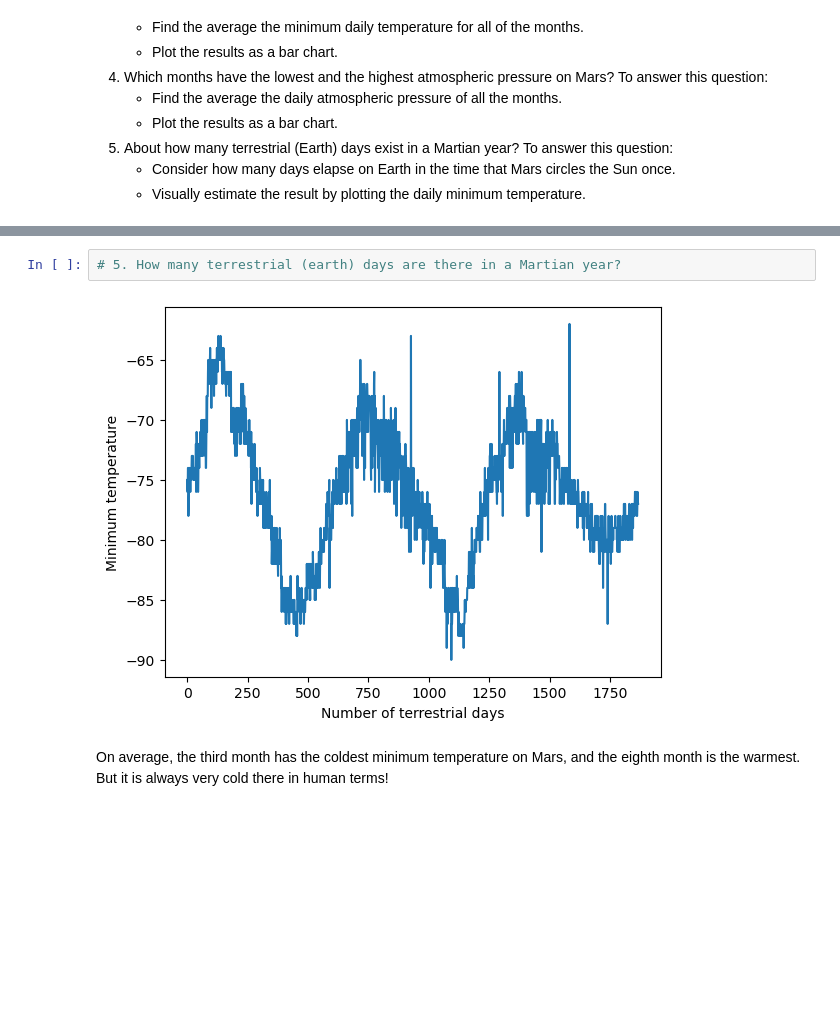
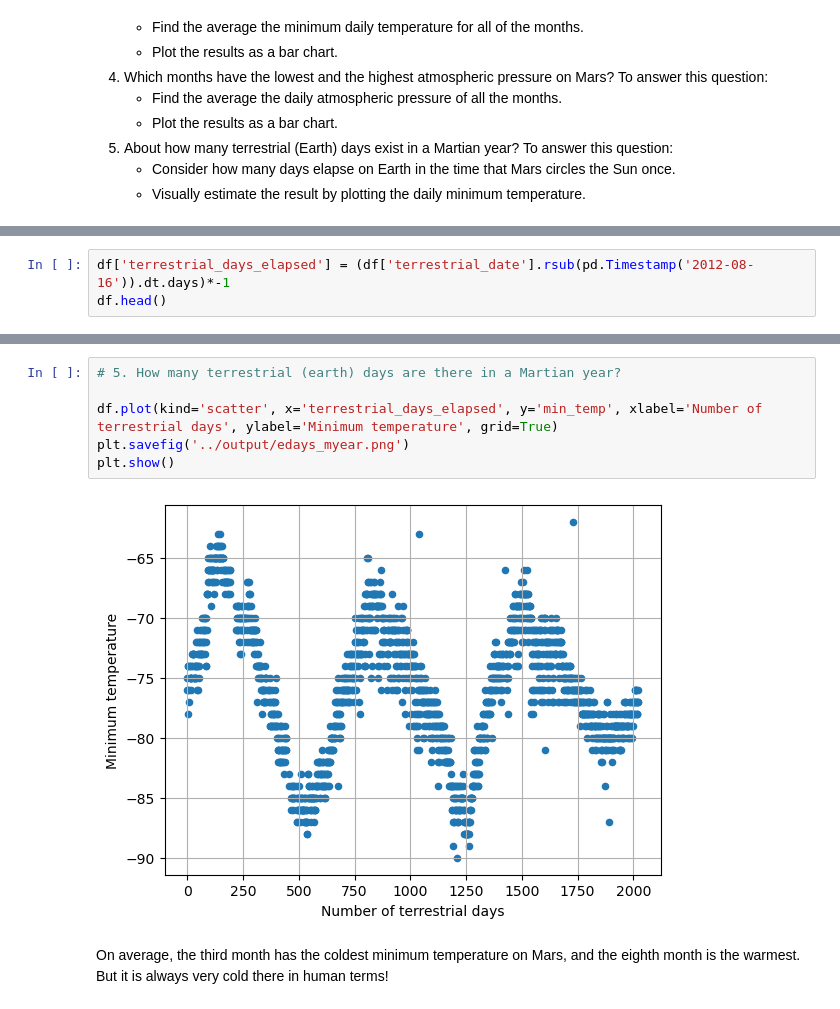
Before and after one commit to CassiaY/beautifulsoup-challenge, a Jupyter notebook: code/part_2_mars_weather.ipynb, the cells around one changed output, grey strips where cells are left out. Drawn from its saved outputs; the diff is of its cells as text; blank space fills up the shorter version.

```diff
--- a/code/part_2_mars_weather.ipynb
+++ b/code/part_2_mars_weather.ipynb
@@ -199,0 +206,3 @@ Name: pressure, dtype: float64
+# %%
+df['terrestrial_days_elapsed'] = (df['terrestrial_date'].rsub(pd.Timestamp('2012-08-16')).dt.days)*-1
+df.head()
@@ -200,7 +216,11 @@ Name: pressure, dtype: float64
 # %%
 # 5. How many terrestrial (earth) days are there in a Martian year?
+
+df.plot(kind='scatter', x='terrestrial_days_elapsed', y='min_temp', xlabel='Number of terrestrial days', ylabel='Minimum temperature', grid=True)
+plt.savefig('../output/edays_myear.png')
+plt.show()
 # %% [output]
-[figure, old version]
+[figure, new version]
 # %% [markdown]
 On average, the third month has the coldest minimum temperature on Mars, and the eighth month is the warmest. But it is always very cold there in human terms!
 # %% [markdown]
```
Also changed, not shown: parts of 11 cells of this notebook, 6 other files.
